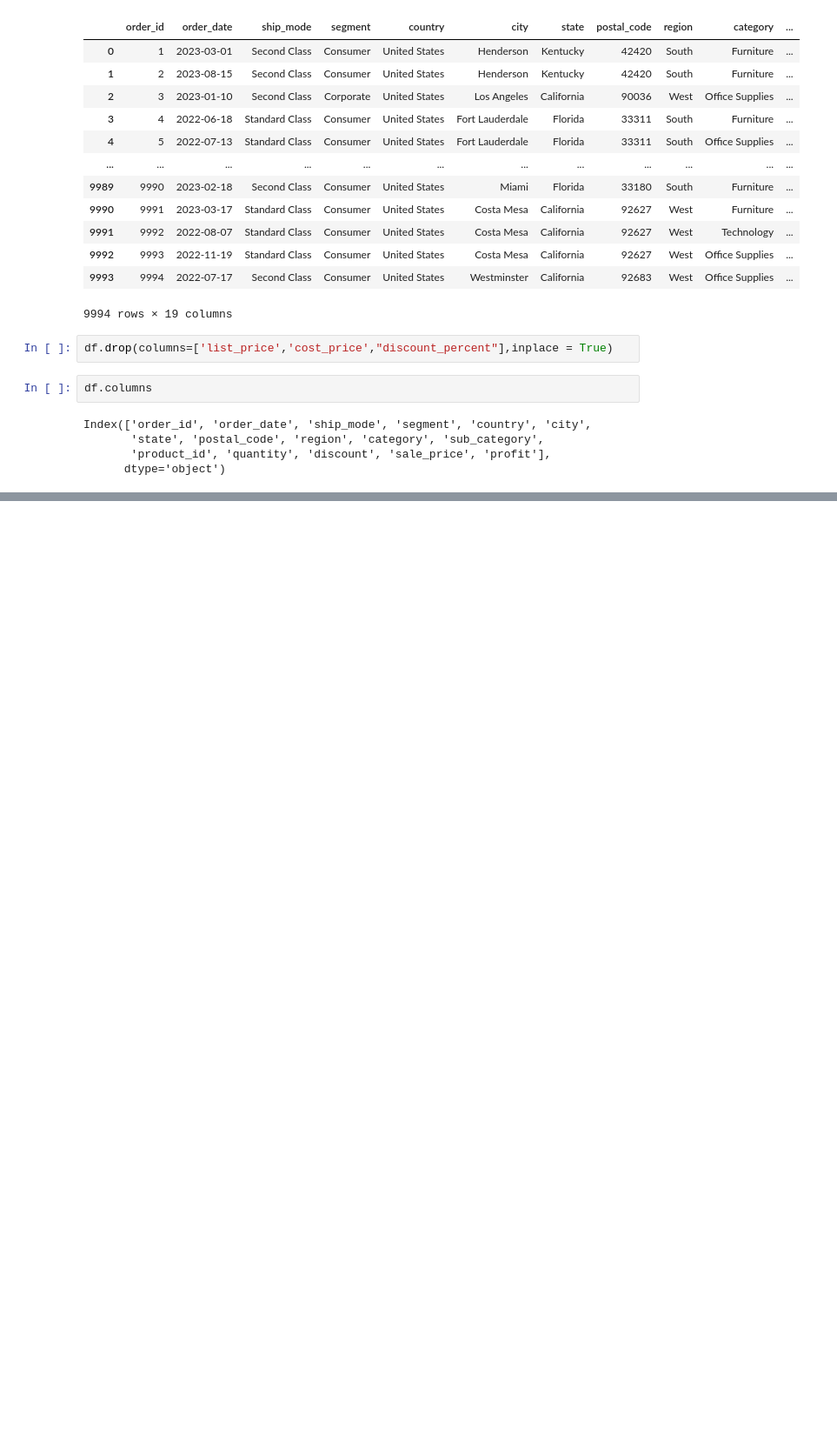
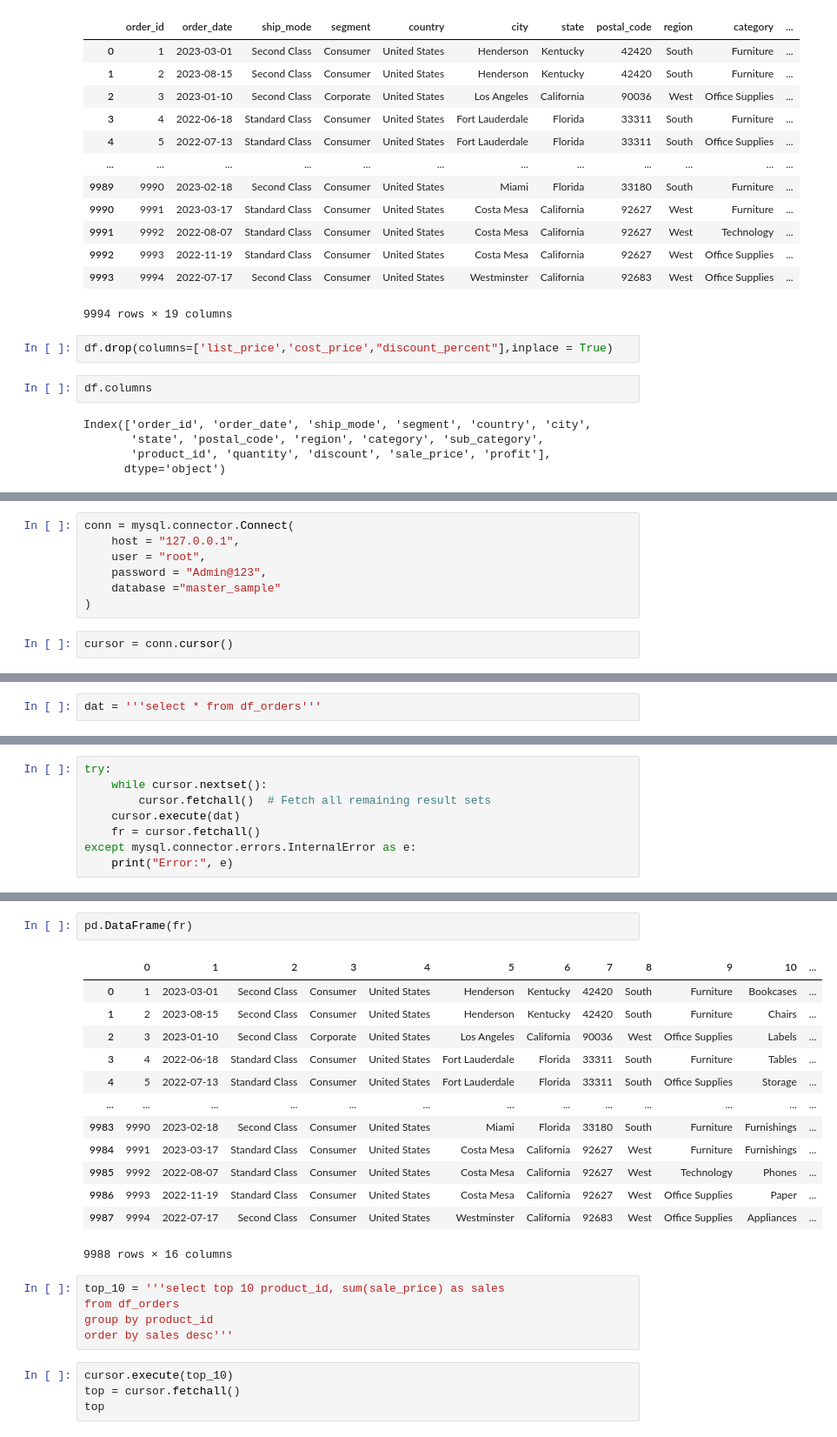
Before and after one commit to parivallalShanmugam/my_rough_work_file, a Jupyter notebook: mini project/orders_data_analysis.ipynb, the cells around one changed output, grey strips where cells are left out. Shown at 87% size. Cells and saved outputs as stored; diff of their text form; blank space fills up the shorter version.

```diff
--- a/mini project/orders_data_analysis.ipynb
+++ b/mini project/orders_data_analysis.ipynb
@@ -96,0 +123,9 @@ Index(['order_id', 'order_date', 'ship_mode', 'segment', 'country', 'city',
+# %%
+conn = mysql.connector.Connect(
+    host = "127.0.0.1",
+    user = "root",
+    password = "Admin@123",
+    database ="master_sample"
+)
+# %%
+cursor = conn.cursor()
@@ -96,0 +206,2 @@ Index(['order_id', 'order_date', 'ship_mode', 'segment', 'country', 'city',
+# %%
+dat = '''select * from df_orders'''
@@ -96,0 +211,8 @@ Index(['order_id', 'order_date', 'ship_mode', 'segment', 'country', 'city',
+# %%
+try:
+    while cursor.nextset():
+        cursor.fetchall()  # Fetch all remaining result sets
+    cursor.execute(dat)
+    fr = cursor.fetchall()
+except mysql.connector.errors.InternalError as e:
+    print("Error:", e)
@@ -96,0 +239,25 @@ Index(['order_id', 'order_date', 'ship_mode', 'segment', 'country', 'city',
+# %%
+pd.DataFrame(fr)
+# %% [output]
+|  | 0 | 1 | 2 | 3 | 4 | 5 | 6 | 7 | 8 | 9 | 10 | ... |
+| 0 | 1 | 2023-03-01 | Second Class | Consumer | United States | Henderson | Kentucky | 42420 | South | Furniture | Bookcases | ... |
+| 1 | 2 | 2023-08-15 | Second Class | Consumer | United States | Henderson | Kentucky | 42420 | South | Furniture | Chairs | ... |
+| 2 | 3 | 2023-01-10 | Second Class | Corporate | United States | Los Angeles | California | 90036 | West | Office Supplies | Labels | ... |
+| 3 | 4 | 2022-06-18 | Standard Class | Consumer | United States | Fort Lauderdale | Florida | 33311 | South | Furniture | Tables | ... |
+| 4 | 5 | 2022-07-13 | Standard Class | Consumer | United States | Fort Lauderdale | Florida | 33311 | South | Office Supplies | Storage | ... |
+| ... | ... | ... | ... | ... | ... | ... | ... | ... | ... | ... | ... | ... |
+| 9983 | 9990 | 2023-02-18 | Second Class | Consumer | United States | Miami | Florida | 33180 | South | Furniture | Furnishings | ... |
+| 9984 | 9991 | 2023-03-17 | Standard Class | Consumer | United States | Costa Mesa | California | 92627 | West | Furniture | Furnishings | ... |
+| 9985 | 9992 | 2022-08-07 | Standard Class | Consumer | United States | Costa Mesa | California | 92627 | West | Technology | Phones | ... |
+| 9986 | 9993 | 2022-11-19 | Standard Class | Consumer | United States | Costa Mesa | California | 92627 | West | Office Supplies | Paper | ... |
+| 9987 | 9994 | 2022-07-17 | Second Class | Consumer | United States | Westminster | California | 92683 | West | Office Supplies | Appliances | ... |
+9988 rows × 16 columns
+# %%
+top_10 = '''select top 10 product_id, sum(sale_price) as sales
+from df_orders
+group by product_id
+order by sales desc'''
+# %%
+cursor.execute(top_10)
+top = cursor.fetchall()
+top
```
Also changed, not shown: parts of 12 cells of this notebook, 18 other files.
